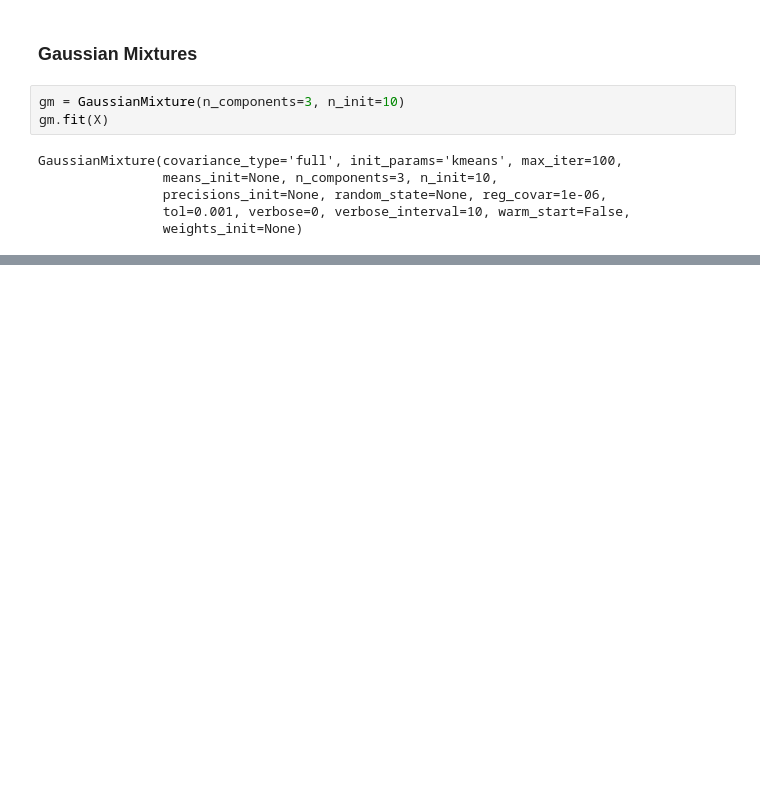
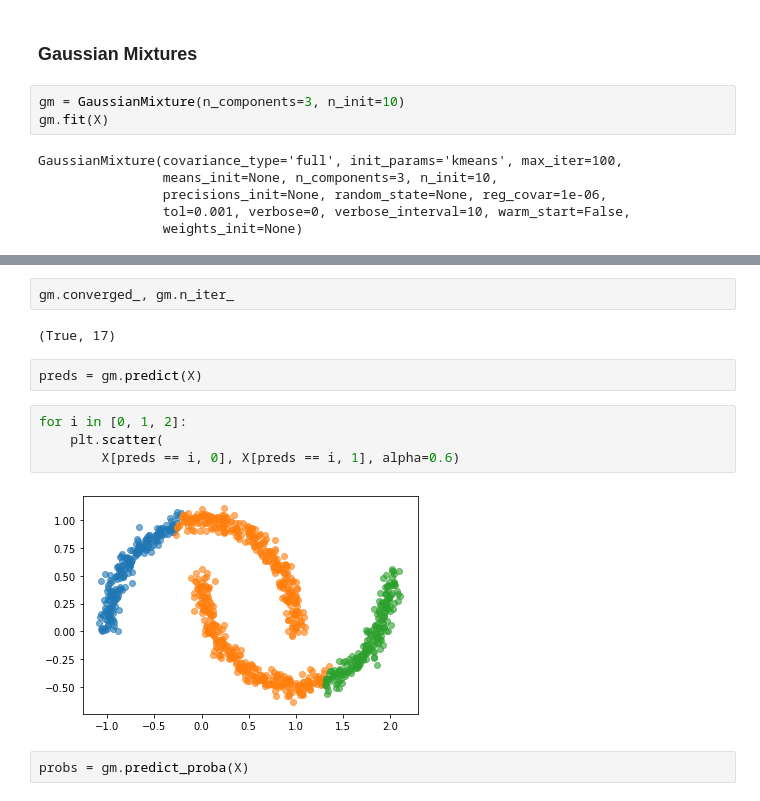
Before and after one commit to damiansp/neuralNet, a Jupyter notebook: python/handsOn/09_unsupervised/unsupervised_learning.py.ipynb, the cells around one changed output, grey strips where cells are left out. Drawn from its saved outputs; the diff is of its cells as text; blank space fills up the shorter version.

```diff
--- a/python/handsOn/09_unsupervised/unsupervised_learning.py.ipynb
+++ b/python/handsOn/09_unsupervised/unsupervised_learning.py.ipynb
@@ -309,0 +310,14 @@ array([[[ 0.16771299, -0.0991544 ],
+# %%
+gm.converged_, gm.n_iter_
+# %% [output]
+(True, 17)
+# %%
+preds = gm.predict(X)
+# %%
+for i in [0, 1, 2]:
+    plt.scatter(
+        X[preds == i, 0], X[preds == i, 1], alpha=0.6)
+# %% [output]
+[figure, added]
+# %%
+probs = gm.predict_proba(X)
```
Also changed, not shown: parts of 7 cells of this notebook.
